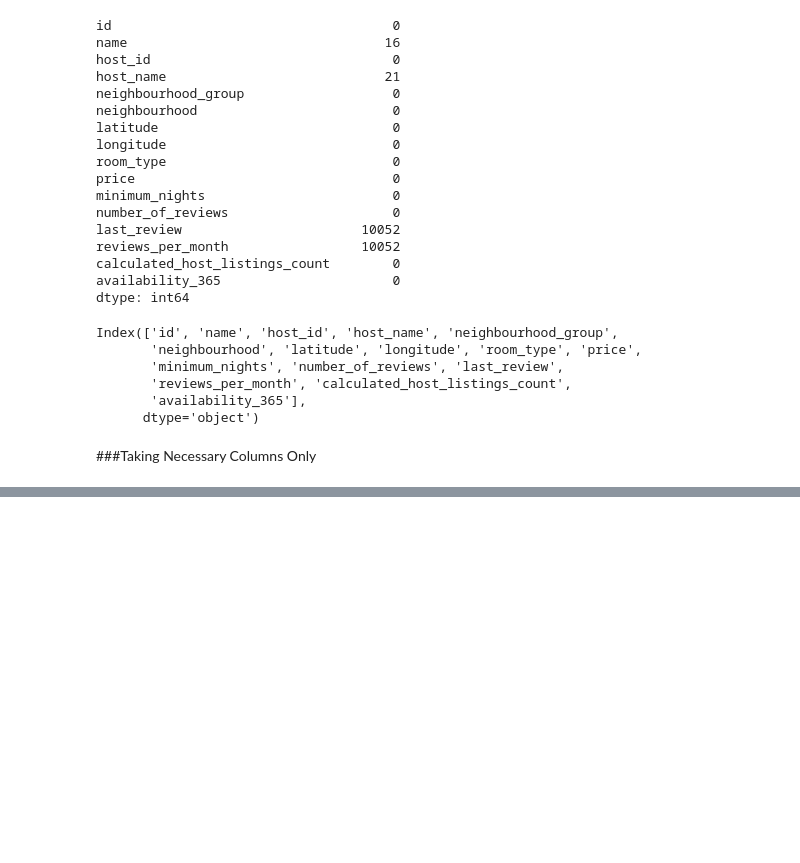
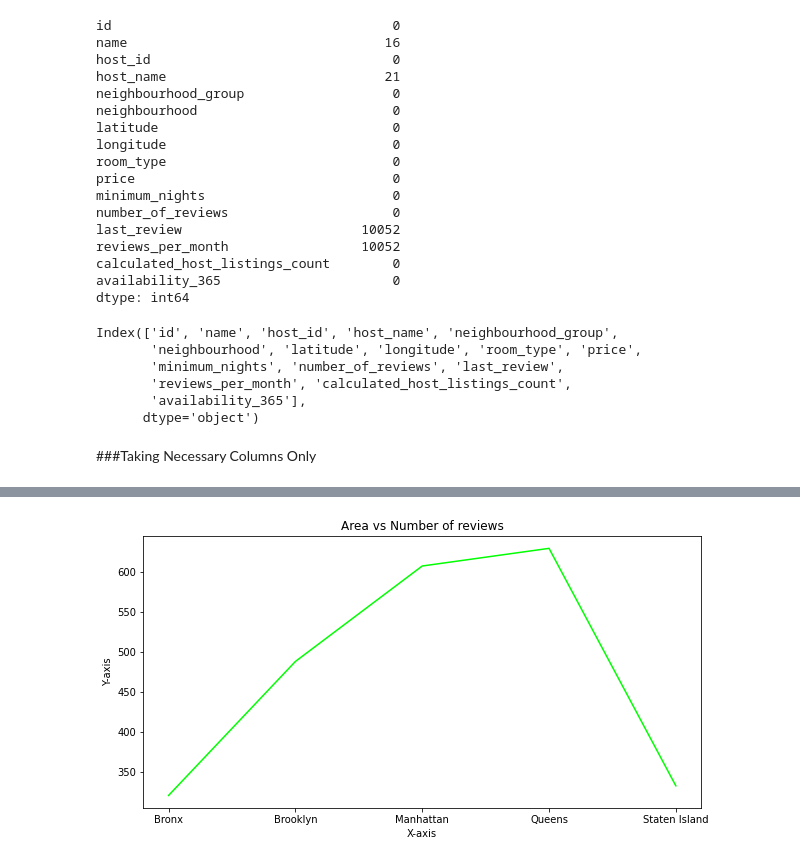
Before and after one commit to Eshaan2601/Airbnb-Booking-Analysis-EDA, a Jupyter notebook: Airbnb(Eshaan).ipynb, the cells around one changed output, grey strips where cells are left out. Saved outputs shown, nothing was run; the diff lists cells and outputs as text; code cells hidden in the pictures; blank space fills up the shorter version.

```diff
--- a/Airbnb(Eshaan).ipynb
+++ b/Airbnb(Eshaan).ipynb
@@ -116,0 +144,4 @@ new_data.head(5)
+# %%
+#calulating the number of reviews by every neighbourhood_group
+areas_reviews = new_df.groupby(['neighbourhood_group'])['number_of_reviews'].max().reset_index()
+areas_reviews
@@ -116,0 +155,14 @@ new_data.head(5)
+# %%
+area = areas_reviews['neighbourhood_group']
+review = areas_reviews['number_of_reviews']
+
+fig = plt.figure(figsize = (10, 5))
+#creating the line plot
+plt.plot(area, review, color ='lime',)
+plt.xlabel("X-axis")
+plt.ylabel("Y-axis")
+plt.title("Area vs Number of reviews")
+plt.show()  # show the chart
+#
+# %% [output]
+[figure, added]
```
Also changed, not shown: parts of 15 cells of this notebook.
